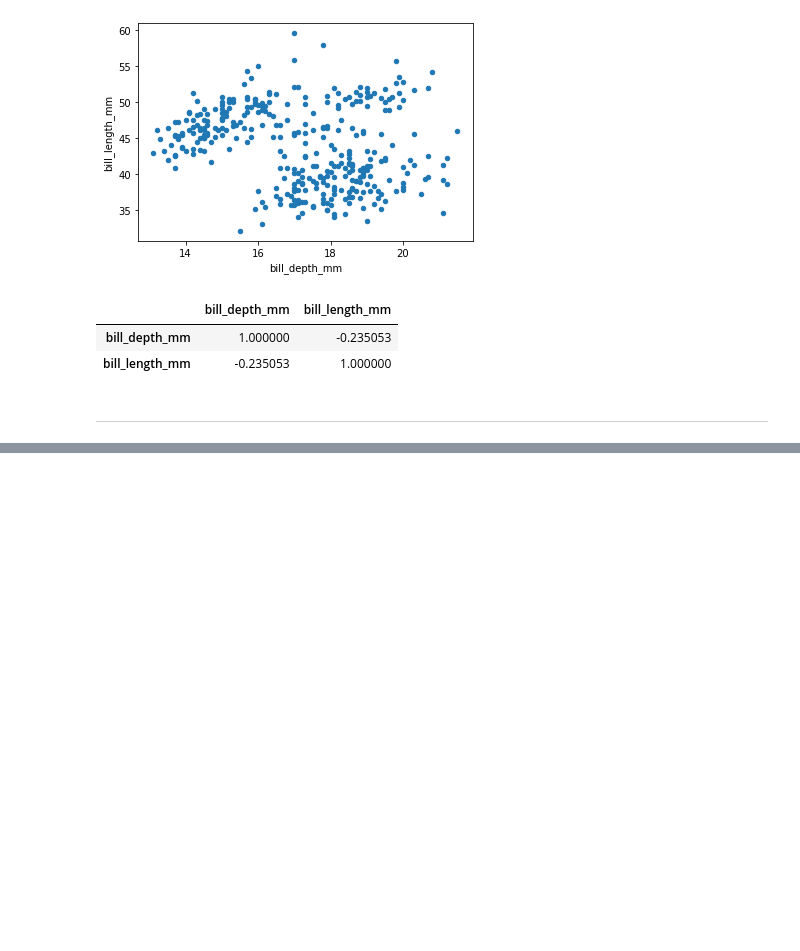
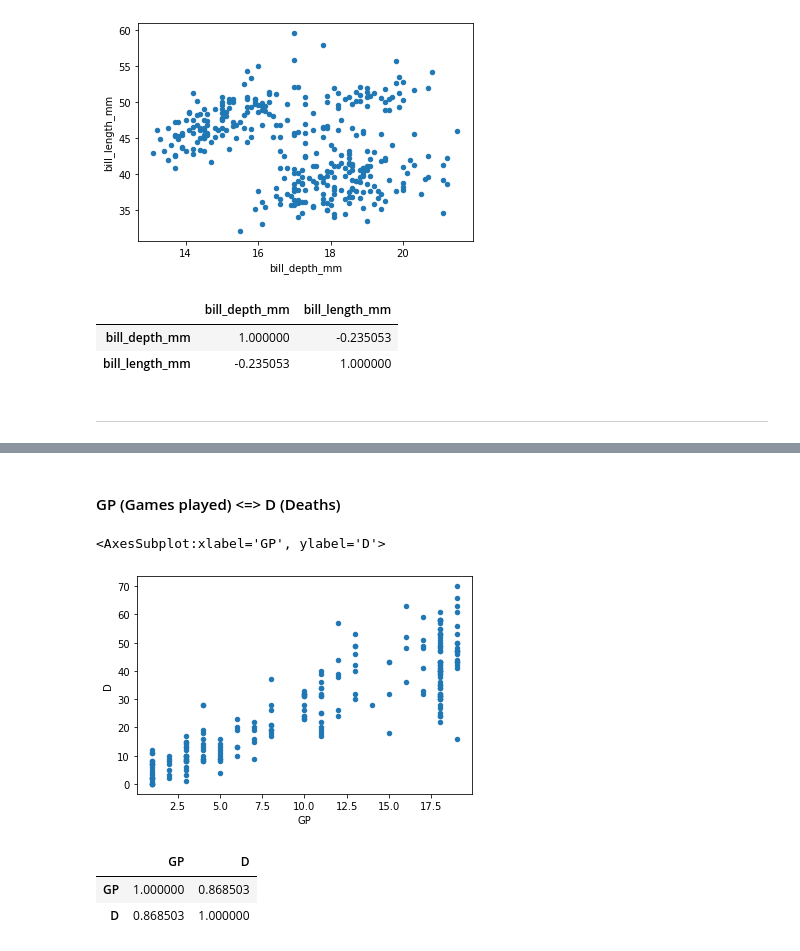
Before and after one commit to elco2000/DataSciencePortfolio, a Jupyter notebook: Week2.ipynb, the cells around one changed output, grey strips where cells are left out. Cells and saved outputs as stored; diff of their text form; code cells hidden in the pictures; blank space fills up the shorter version.

```diff
--- a/Week2.ipynb
+++ b/Week2.ipynb
@@ -76,0 +80,3 @@ penguins[['bill_depth_mm','bill_length_mm']].corr()
+# %%
+lecDataset = pd.read_csv('Datasets/lec_playerdata.csv', sep=',')
+lecDataset.head()
@@ -76,0 +112,13 @@ penguins[['bill_depth_mm','bill_length_mm']].corr()
+# %% [markdown]
+#### GP (Games played) <=> D (Deaths)
+# %%
+lecDataset.plot(kind='scatter', x='GP', y='D')
+# %% [output]
+<AxesSubplot:xlabel='GP', ylabel='D'>
+[figure, added]
+# %%
+lecDataset[['GP','D']].corr()
+# %% [output]
+|  | GP | D |
+| GP | 1.000000 | 0.868503 |
+| D | 0.868503 | 1.000000 |
```
Also changed, not shown: parts of 22 cells of this notebook.
